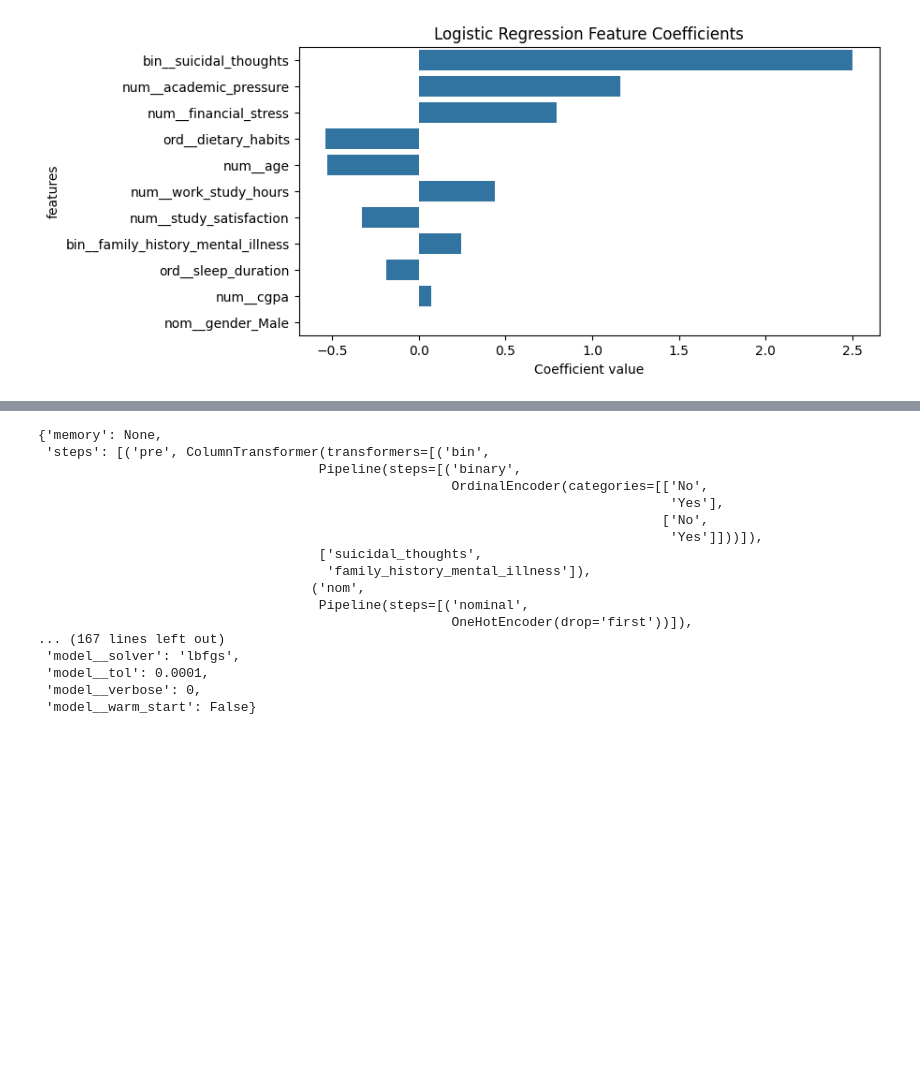
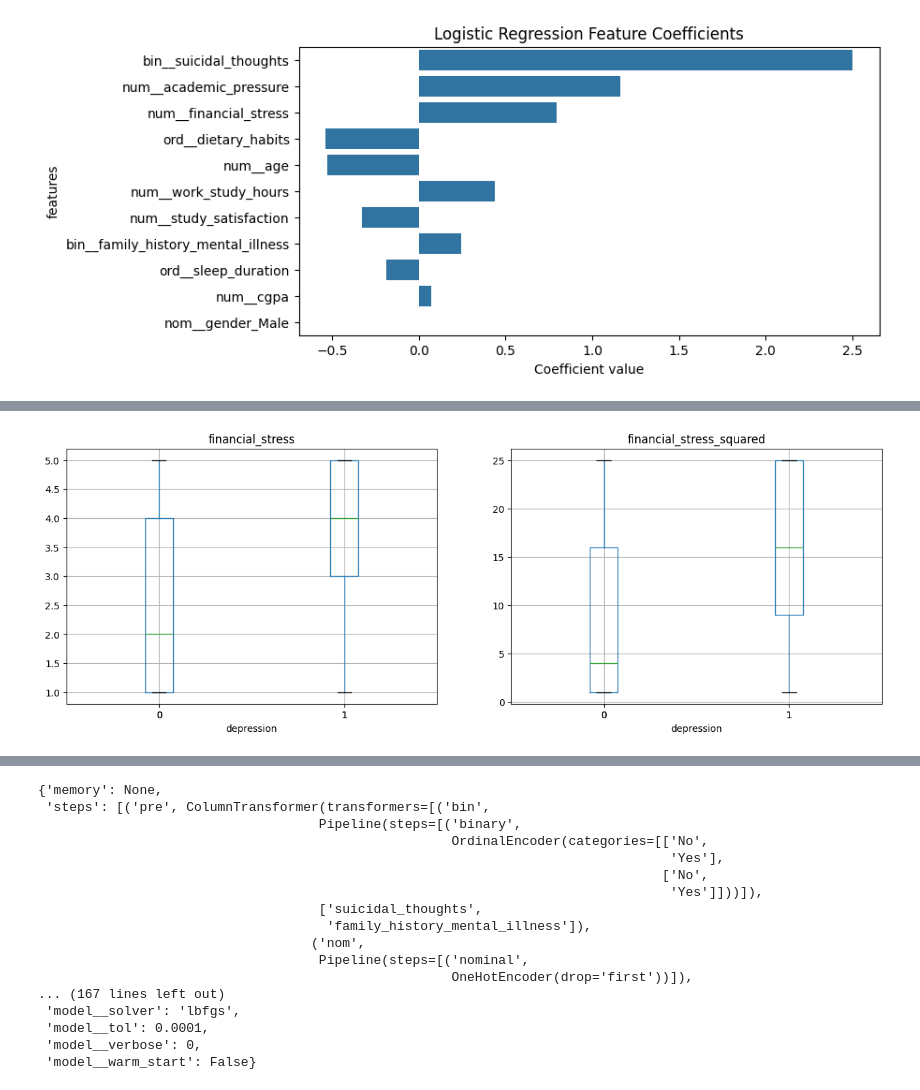
Before and after one commit to puck-arthur/data-learning, a Jupyter notebook: notebooks/week4_feature_engineering.ipynb, the cells around one changed output, grey strips where cells are left out. Saved outputs shown, nothing was run; the diff lists cells and outputs as text; code cells hidden in the pictures; blank space fills up the shorter version.

```diff
--- a/notebooks/week4_feature_engineering.ipynb
+++ b/notebooks/week4_feature_engineering.ipynb
@@ -681,0 +408,15 @@ plt.show()
+# %%
+df_engineering_testing['financial_stress_squared'] = df_engineering_testing['financial_stress'] ** 2
+
+df_engineering_testing.boxplot(
+    column=["financial_stress", "financial_stress_squared"],
+    by="depression",
+    figsize=(15, 5),
+    sharey=False
+)
+plt.suptitle("")   # (optional) this removes “Boxplot grouped by depression” text
+plt.show()
+
+# I will try this feature
+# %% [output]
+[figure, added]
```
Also changed, not shown: parts of 28 cells of this notebook.
